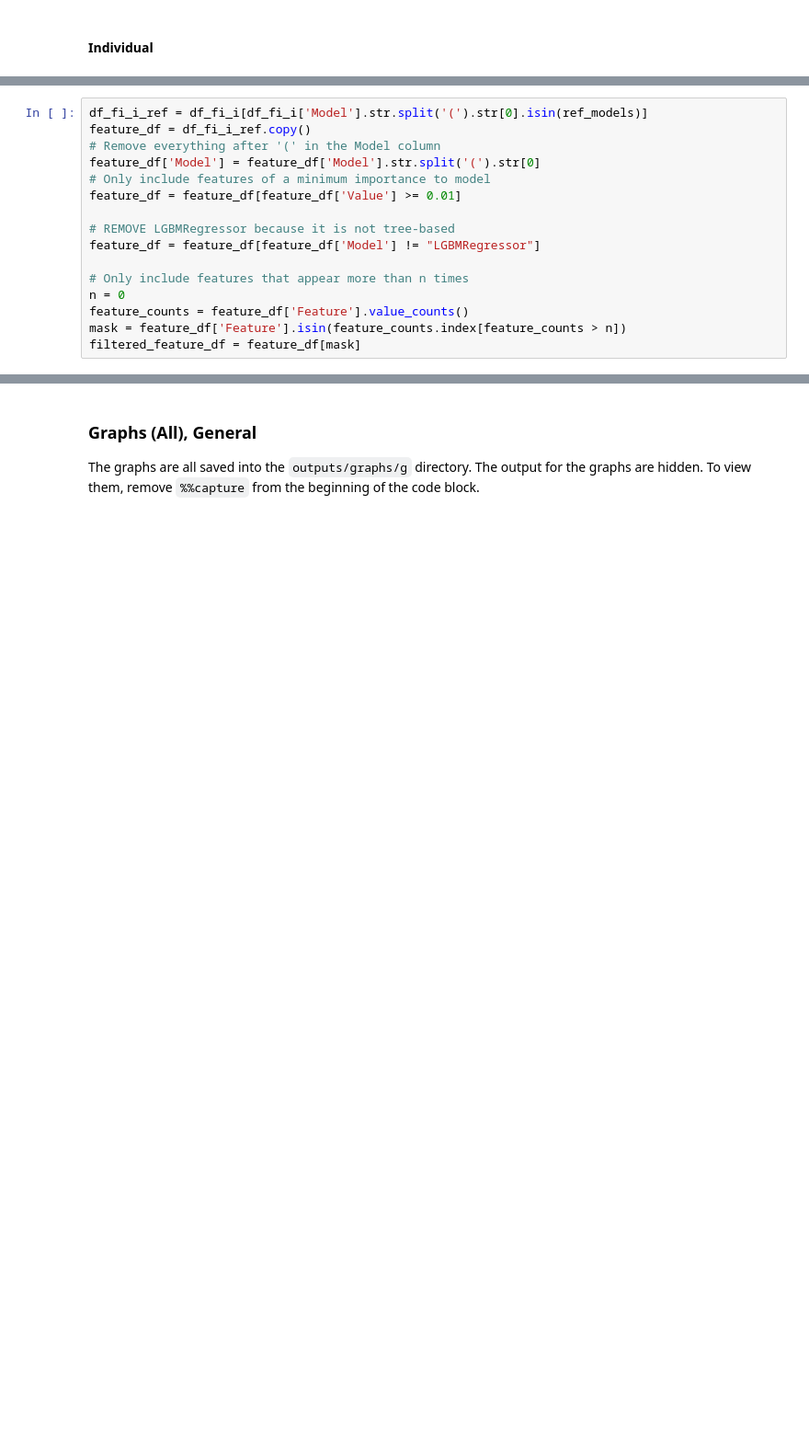
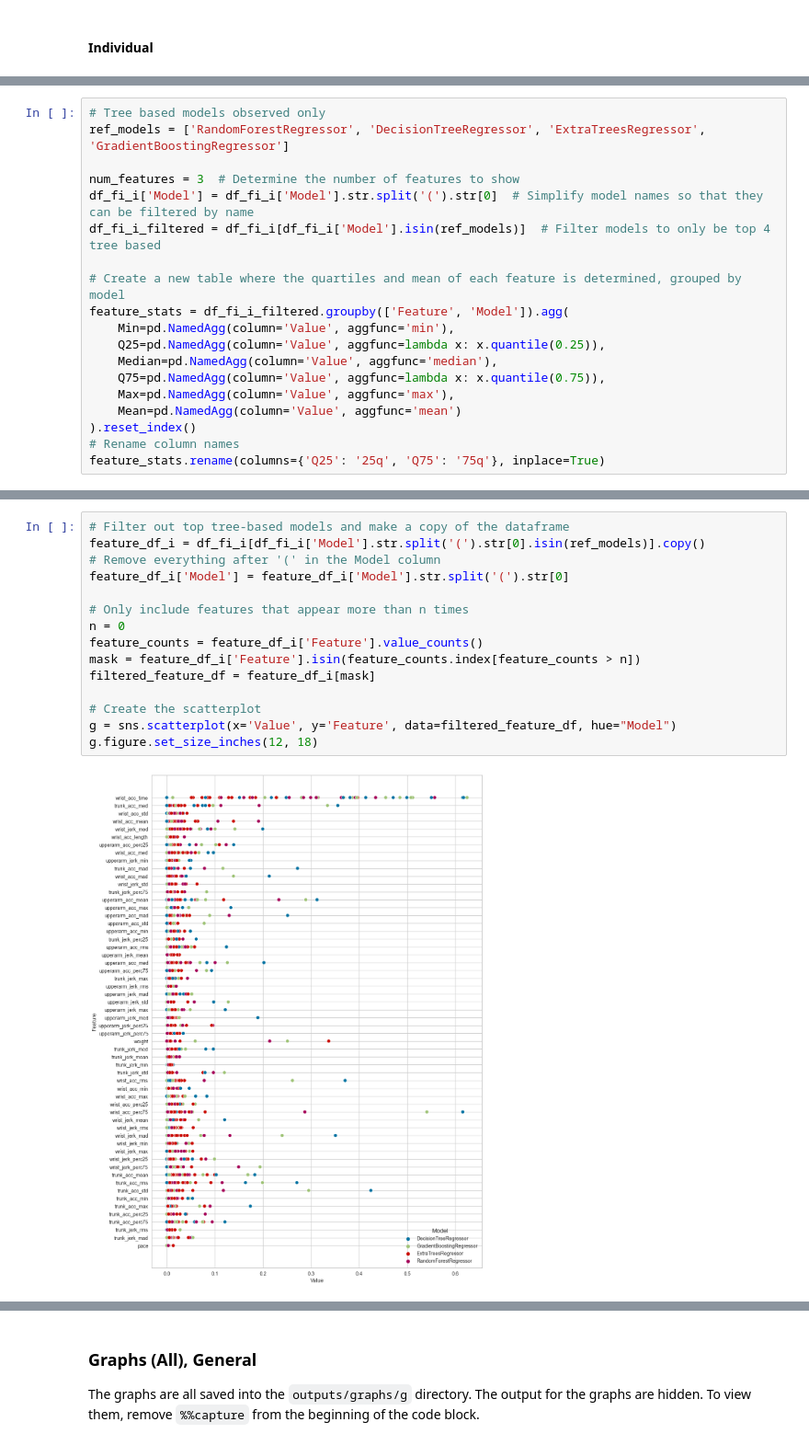
Before and after one commit to fmegahed/shoulder_fatigue_modeling, a Jupyter notebook: analysis.ipynb, the cells around one changed output, grey strips where cells are left out. Shown at 92% size. Drawn from its saved outputs; the diff is of its cells as text; blank space fills up the shorter version.

```diff
--- a/analysis.ipynb
+++ b/analysis.ipynb
@@ -163,0 +137,19 @@ Name: Feature, dtype: float64
+# %%
+# Tree based models observed only
+ref_models = ['RandomForestRegressor', 'DecisionTreeRegressor', 'ExtraTreesRegressor', 'GradientBoostingRegressor']
+
+num_features = 3  # Determine the number of features to show
+df_fi_i['Model'] = df_fi_i['Model'].str.split('(').str[0]  # Simplify model names so that they can be filtered by name
+df_fi_i_filtered = df_fi_i[df_fi_i['Model'].isin(ref_models)]  # Filter models to only be top 4 tree based
+
+# Create a new table where the quartiles and mean of each feature is determined, grouped by model
+feature_stats = df_fi_i_filtered.groupby(['Feature', 'Model']).agg(
+    Min=pd.NamedAgg(column='Value', aggfunc='min'),
+    Q25=pd.NamedAgg(column='Value', aggfunc=lambda x: x.quantile(0.25)),
+    Median=pd.NamedAgg(column='Value', aggfunc='median'),
+    Q75=pd.NamedAgg(column='Value', aggfunc=lambda x: x.quantile(0.75)),
+    Max=pd.NamedAgg(column='Value', aggfunc='max'),
+    Mean=pd.NamedAgg(column='Value', aggfunc='mean')
+).reset_index()
+# Rename column names
+feature_stats.rename(columns={'Q25': '25q', 'Q75': '75q'}, inplace=True)
@@ -166,16 +191,17 @@ Name: Feature, dtype: float64
 # %%
-df_fi_i_ref = df_fi_i[df_fi_i['Model'].str.split('(').str[0].isin(ref_models)]
-feature_df = df_fi_i_ref.copy()
+# Filter out top tree-based models and make a copy of the dataframe
+feature_df_i = df_fi_i[df_fi_i['Model'].str.split('(').str[0].isin(ref_models)].copy()
 # Remove everything after '(' in the Model column
-feature_df['Model'] = feature_df['Model'].str.split('(').str[0]
-# Only include features of a minimum importance to model
-feature_df = feature_df[feature_df['Value'] >= 0.01]
-
-# REMOVE LGBMRegressor because it is not tree-based
-feature_df = feature_df[feature_df['Model'] != "LGBMRegressor"]
+feature_df_i['Model'] = feature_df_i['Model'].str.split('(').str[0]
 
 # Only include features that appear more than n times
 n = 0
-feature_counts = feature_df['Feature'].value_counts()
-mask = feature_df['Feature'].isin(feature_counts.index[feature_counts > n])
-filtered_feature_df = feature_df[mask]
+feature_counts = feature_df_i['Feature'].value_counts()
+mask = feature_df_i['Feature'].isin(feature_counts.index[feature_counts > n])
+filtered_feature_df = feature_df_i[mask]
+
+# Create the scatterplot
+g = sns.scatterplot(x='Value', y='Feature', data=filtered_feature_df, hue="Model")
+g.figure.set_size_inches(12, 18)
+# %% [output]
+[figure, added]
```
Also changed, not shown: parts of 11 cells of this notebook, 6 other files.
